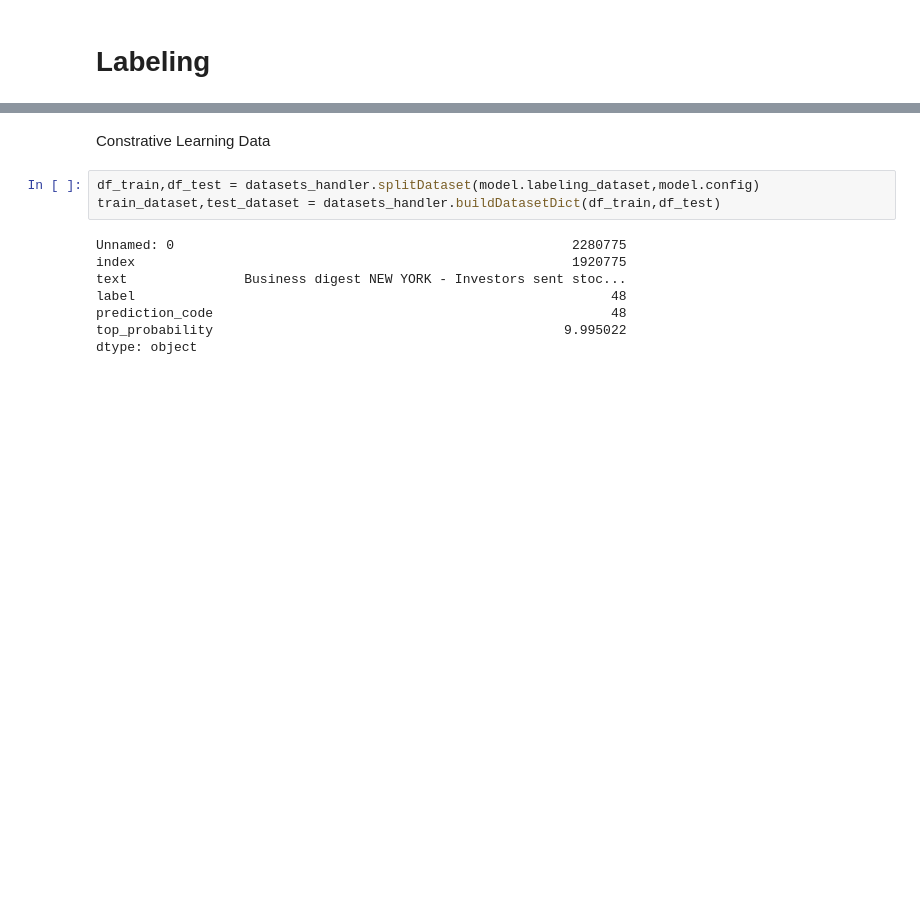
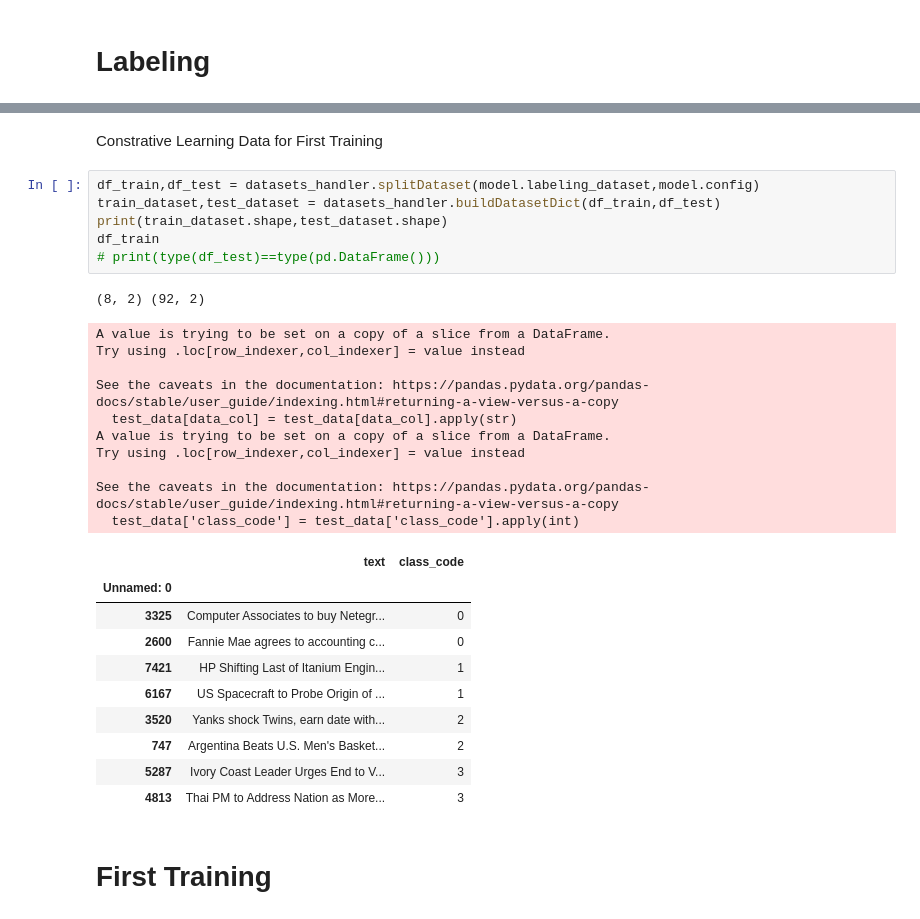
Before and after one commit to alealcoforado/zeroberto, a Jupyter notebook: new_pipeline.ipynb, the cells around one changed output, grey strips where cells are left out. Saved outputs shown, nothing was run; the diff lists cells and outputs as text; blank space fills up the shorter version.

```diff
--- a/new_pipeline.ipynb
+++ b/new_pipeline.ipynb
@@ -94,13 +118,32 @@ Wall time: 5.96 µs
 # %% [markdown]
-Constrative Learning Data
+Constrative Learning Data for First Training
 # %%
 df_train,df_test = datasets_handler.splitDataset(model.labeling_dataset,model.config)
 train_dataset,test_dataset = datasets_handler.buildDatasetDict(df_train,df_test)
+print(train_dataset.shape,test_dataset.shape)
+df_train
+# print(type(df_test)==type(pd.DataFrame()))
 # %% [output]
-Unnamed: 0                                                   2280775
-index                                                        1920775
-text               Business digest NEW YORK - Investors sent stoc...
-label                                                             48
-prediction_code                                                   48
-top_probability                                             9.995022
-dtype: object
+(8, 2) (92, 2)
+A value is trying to be set on a copy of a slice from a DataFrame.
+Try using .loc[row_indexer,col_indexer] = value instead
+
+See the caveats in the documentation: https://pandas.pydata.org/pandas-docs/stable/user_guide/indexing.html#returning-a-view-versus-a-copy
+  test_data[data_col] = test_data[data_col].apply(str)
+A value is trying to be set on a copy of a slice from a DataFrame.
+Try using .loc[row_indexer,col_indexer] = value instead
+
+See the caveats in the documentation: https://pandas.pydata.org/pandas-docs/stable/user_guide/indexing.html#returning-a-view-versus-a-copy
+  test_data['class_code'] = test_data['class_code'].apply(int)
+|  | text | class_code |
+| Unnamed: 0 |  |  |
+| 3325 | Computer Associates to buy Netegr... | 0 |
+| 2600 | Fannie Mae agrees to accounting c... | 0 |
+| 7421 | HP Shifting Last of Itanium Engin... | 1 |
+| 6167 | US Spacecraft to Probe Origin of ... | 1 |
+| 3520 | Yanks shock Twins, earn date with... | 2 |
+| 747 | Argentina Beats U.S. Men's Basket... | 2 |
+| 5287 | Ivory Coast Leader Urges End to V... | 3 |
+| 4813 | Thai PM to Address Nation as More... | 3 |
+# %% [markdown]
+# First Training
```
Also changed, not shown: parts of 18 cells of this notebook, 6 other files.
